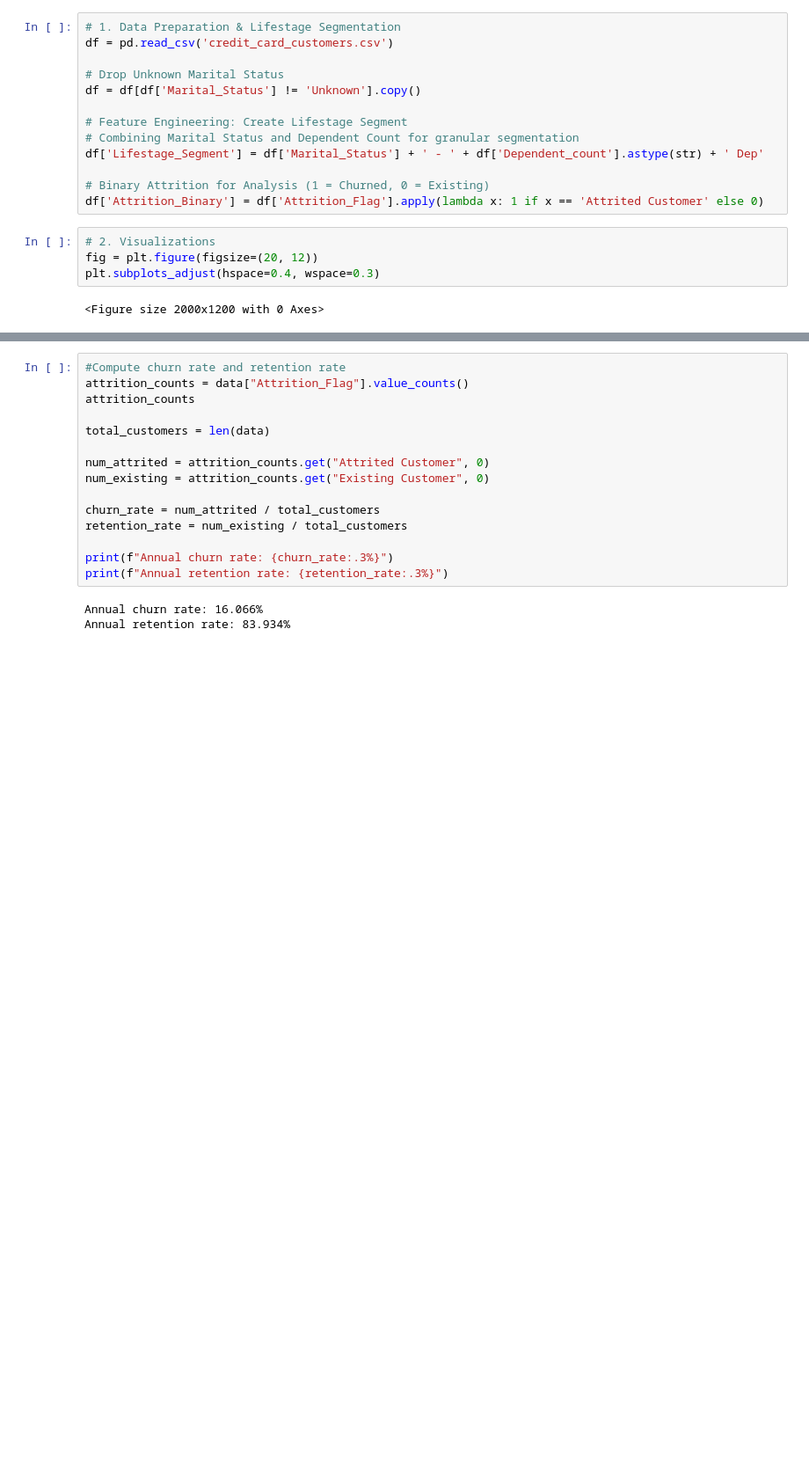
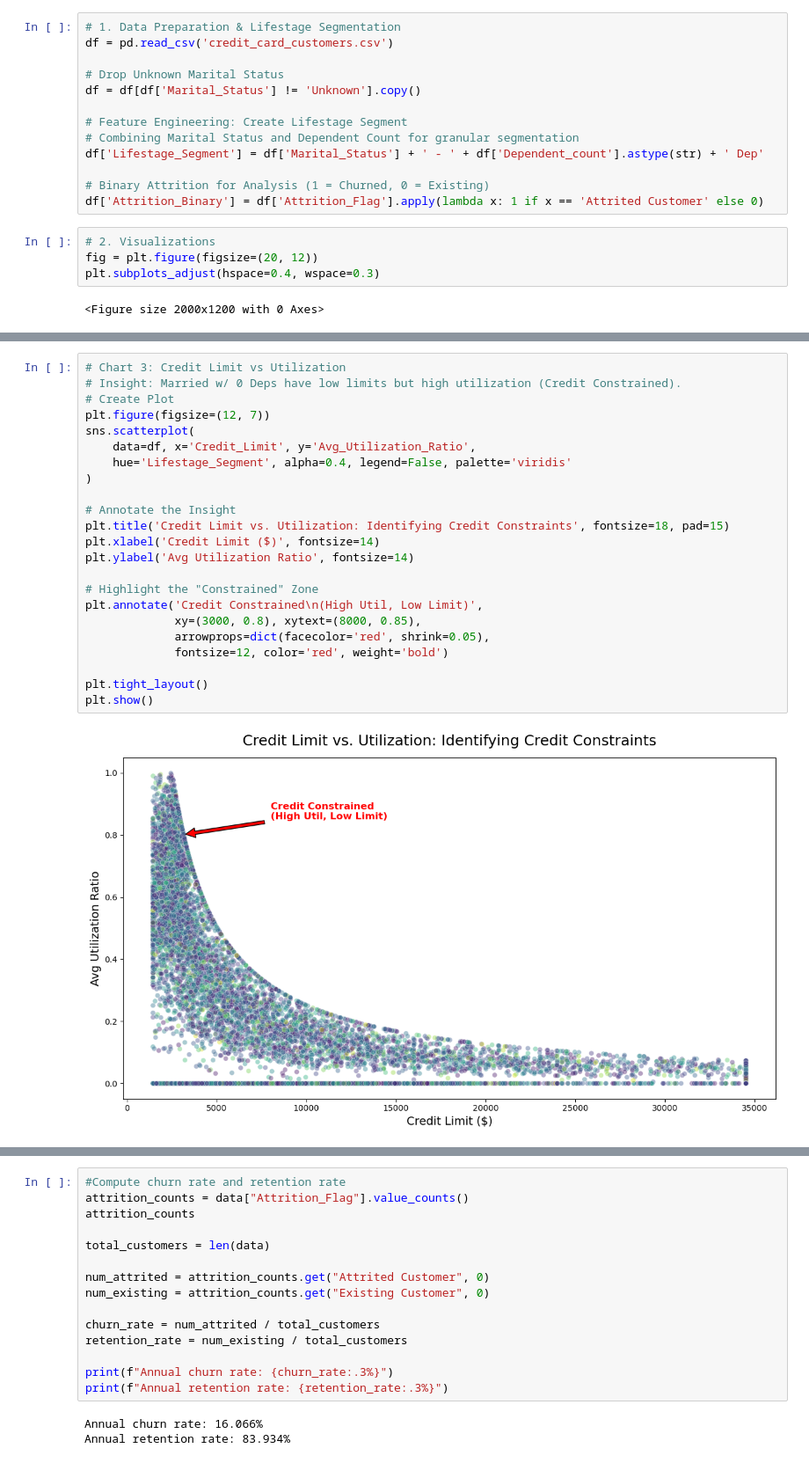
Before and after one commit to rzrizaldy/cmu-credit-card-clustering, a Jupyter notebook: applied_ml__creditcard_group10.ipynb, the cells around one changed output, grey strips where cells are left out. Shown at 88% size. Drawn from its saved outputs; the diff is of its cells as text; blank space fills up the shorter version.

```diff
--- a/applied_ml__creditcard_group10.ipynb
+++ b/applied_ml__creditcard_group10.ipynb
@@ -469,0 +512,25 @@ Text(0.5, 1.0, 'Attrition Risk Heatmap: Marital Status vs Dependents')
+# %%
+# Chart 3: Credit Limit vs Utilization
+# Insight: Married w/ 0 Deps have low limits but high utilization (Credit Constrained).
+# Create Plot
+plt.figure(figsize=(12, 7))
+sns.scatterplot(
+    data=df, x='Credit_Limit', y='Avg_Utilization_Ratio',
+    hue='Lifestage_Segment', alpha=0.4, legend=False, palette='viridis'
+)
+
+# Annotate the Insight
+plt.title('Credit Limit vs. Utilization: Identifying Credit Constraints', fontsize=18, pad=15)
+plt.xlabel('Credit Limit ($)', fontsize=14)
+plt.ylabel('Avg Utilization Ratio', fontsize=14)
+
+# Highlight the "Constrained" Zone
+plt.annotate('Credit Constrained\n(High Util, Low Limit)',
+             xy=(3000, 0.8), xytext=(8000, 0.85),
+             arrowprops=dict(facecolor='red', shrink=0.05),
+             fontsize=12, color='red', weight='bold')
+
+plt.tight_layout()
+plt.show()
+# %% [output]
+[figure, added]
```
Also changed, not shown: parts of 16 cells of this notebook.
